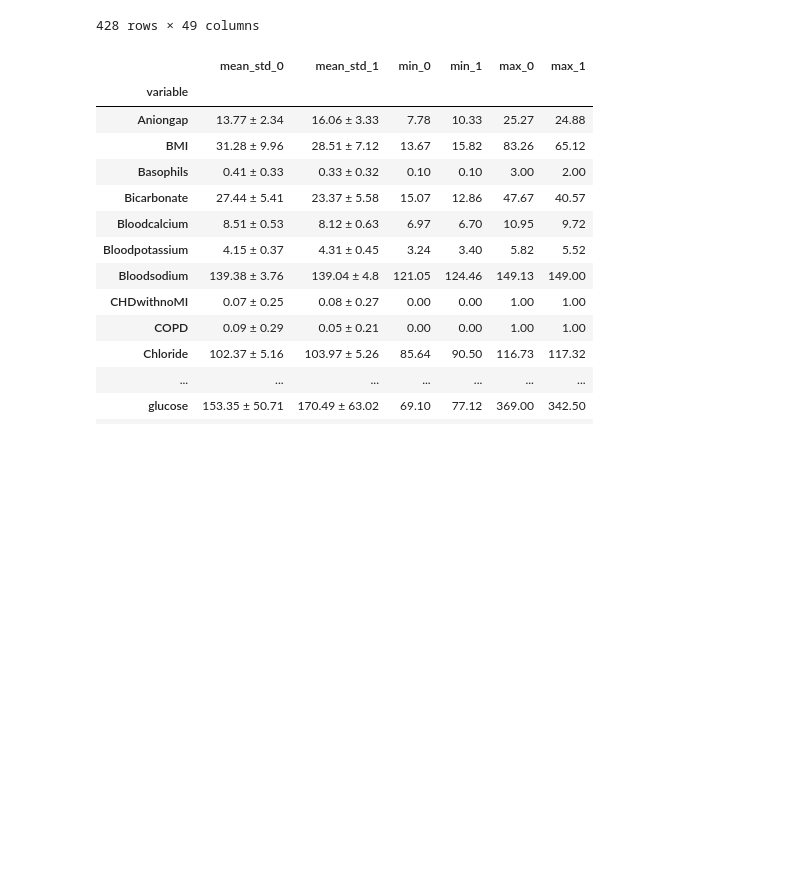
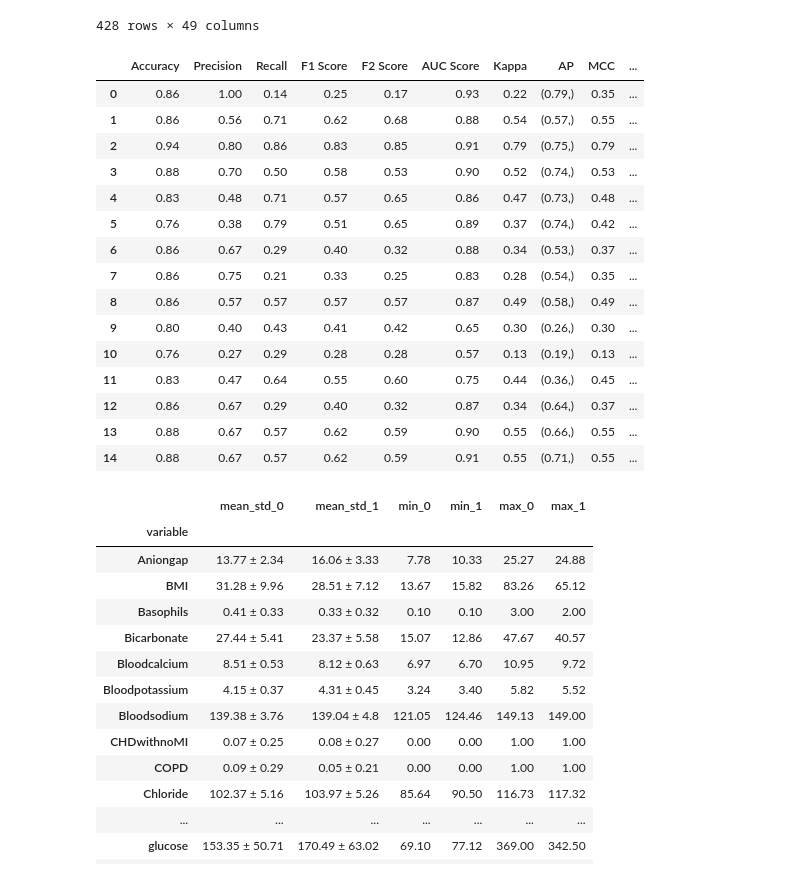
Before and after one commit to drfkaya/MetaCost, a Jupyter notebook: MetaCost.ipynb, the cells around one changed output. Drawn from its saved outputs; the diff is of its cells as text; code cells hidden in the pictures; blank space fills up the shorter version.

```diff
--- a/MetaCost.ipynb
+++ b/MetaCost.ipynb
@@ -23,7 +23,7 @@ from sklearn.svm import SVC
 # MySQL database connection
 conn = mysql.connector.connect(
     user='root',
-    password='***',
+    password='Alanur2004',
     host='localhost',
     database='tez'
 )
@@ -264,3 +263,62 @@ MetaCostXGB =  MetaCost(trainData, XGBModel, C).fit('outcome', 2)
+# %%
+from sklearn.metrics import accuracy_score
+models = [
+    # Gradient Boosting
+    ("Gradient Boosting", GR),
+    ("Balanced Gradient Boosting", GRB),
+    ("MetaCost Gradient Boosting", MetaCostGR),
+
+    # Logistic Regression
+    ("Logistic Regression", LR),
+    ("Balanced Logistic Regression", LRB),
+    ("MetaCost Logistic Regression", MetaCostLR),
+
+    # Random Forest
+    ("Random Forest", RF),
+    ("Balanced Random Forest", RFB),
+    ("MetaCost Random Forest", MetaCostRF),
+
+    # Decision Tree
+    ("Decision Tree", DT),
+    ("Balanced Decision Tree", DTB),
+    ("MetaCost Decision Tree", MetaCostDT),
+
+
+    # XGBoost
+    ("XGBoost", XGB),
+    ("Balanced XGBoost", XGB_B),
+    ("MetaCost XGBoost", MetaCostXGB)
+
+]
+results = []
+for name, model in models:
+    evaluation = evaluate_model(model, X_test, y_test)
+    evaluation["Model"] = name
+    results.append(evaluation)
+
+# Convert results to DataFrame
+results_df = pd.DataFrame(results)
+#results_df_sorted = results_df.sort_values(by='geo',ascending=False)
+# Print DataFrame
+#results_df_sorted.head(25)
+results_df.head(25)
+# %% [output]
+|  | Accuracy | Precision | Recall | F1 Score | F2 Score | AUC Score | Kappa | AP | MCC | ... |
+| 0 | 0.86 | 1.00 | 0.14 | 0.25 | 0.17 | 0.93 | 0.22 | (0.79,) | 0.35 | ... |
+| 1 | 0.86 | 0.56 | 0.71 | 0.62 | 0.68 | 0.88 | 0.54 | (0.57,) | 0.55 | ... |
+| 2 | 0.94 | 0.80 | 0.86 | 0.83 | 0.85 | 0.91 | 0.79 | (0.75,) | 0.79 | ... |
+| 3 | 0.88 | 0.70 | 0.50 | 0.58 | 0.53 | 0.90 | 0.52 | (0.74,) | 0.53 | ... |
+| 4 | 0.83 | 0.48 | 0.71 | 0.57 | 0.65 | 0.86 | 0.47 | (0.73,) | 0.48 | ... |
+| 5 | 0.76 | 0.38 | 0.79 | 0.51 | 0.65 | 0.89 | 0.37 | (0.74,) | 0.42 | ... |
+| 6 | 0.86 | 0.67 | 0.29 | 0.40 | 0.32 | 0.88 | 0.34 | (0.53,) | 0.37 | ... |
+| 7 | 0.86 | 0.75 | 0.21 | 0.33 | 0.25 | 0.83 | 0.28 | (0.54,) | 0.35 | ... |
+| 8 | 0.86 | 0.57 | 0.57 | 0.57 | 0.57 | 0.87 | 0.49 | (0.58,) | 0.49 | ... |
+| 9 | 0.80 | 0.40 | 0.43 | 0.41 | 0.42 | 0.65 | 0.30 | (0.26,) | 0.30 | ... |
+| 10 | 0.76 | 0.27 | 0.29 | 0.28 | 0.28 | 0.57 | 0.13 | (0.19,) | 0.13 | ... |
+| 11 | 0.83 | 0.47 | 0.64 | 0.55 | 0.60 | 0.75 | 0.44 | (0.36,) | 0.45 | ... |
+| 12 | 0.86 | 0.67 | 0.29 | 0.40 | 0.32 | 0.87 | 0.34 | (0.64,) | 0.37 | ... |
+| 13 | 0.88 | 0.67 | 0.57 | 0.62 | 0.59 | 0.90 | 0.55 | (0.66,) | 0.55 | ... |
+| 14 | 0.88 | 0.67 | 0.57 | 0.62 | 0.59 | 0.91 | 0.55 | (0.71,) | 0.55 | ... |
 # %%
 def get_summary_statistics(df, target_column):
     stats_list = []
```
Also changed, not shown: parts of 6 cells of this notebook.
